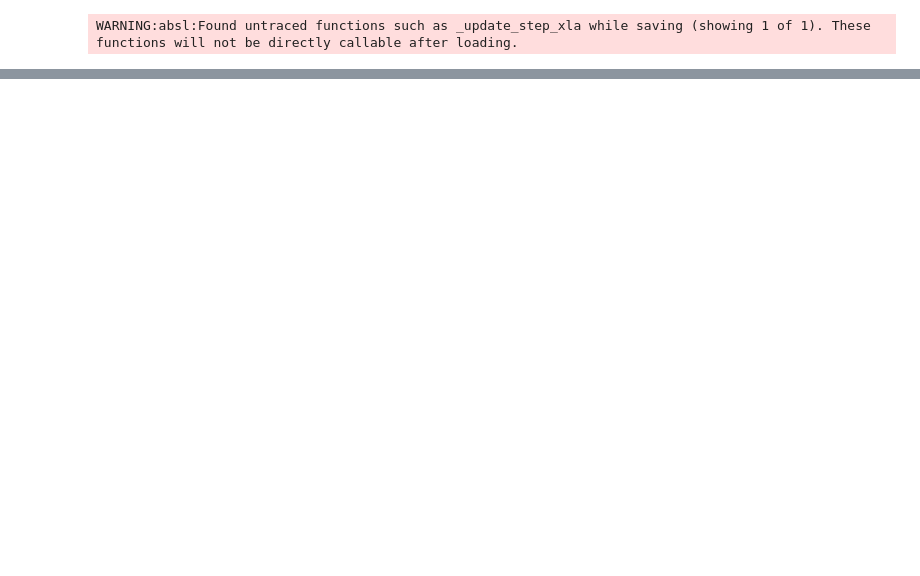
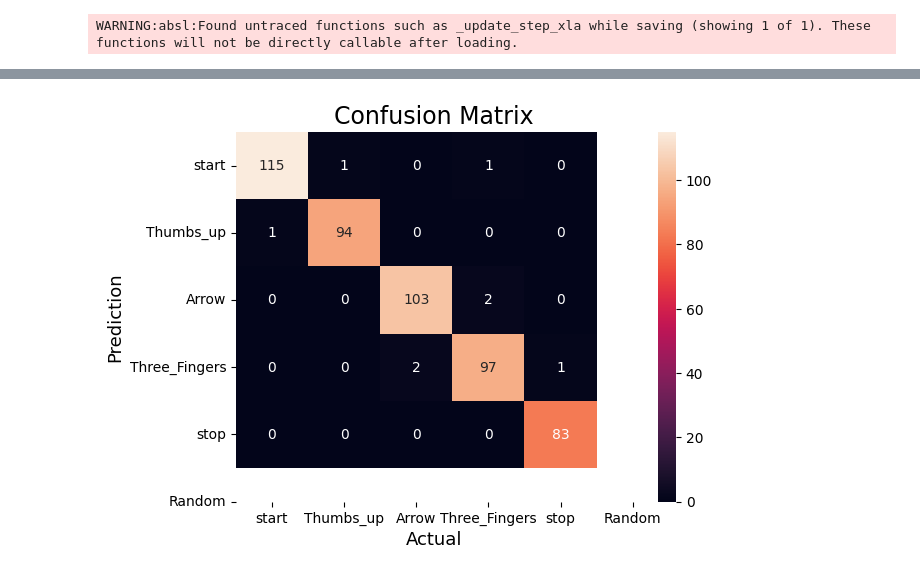
Before and after one commit to amitkr000/hand_pose_recognition, a Jupyter notebook: HandPoseTraining.ipynb, the cells around one changed output, grey strips where cells are left out. Cells and saved outputs as stored; diff of their text form; code cells hidden in the pictures; blank space fills up the shorter version.

Commit message:
Collected the data Again
Collected the hand-Pose data again with one 21 more features, total are 63 features. And trained the model on the new data.

```diff
--- a/HandPoseTraining.ipynb
+++ b/HandPoseTraining.ipynb
@@ -151,0 +203,2 @@ files.download("/content/handPose.zip")
+# %%
+prediction = model.predict(X_test)
@@ -151,0 +207,26 @@ files.download("/content/handPose.zip")
+# %%
+y_predict = []
+for i in prediction:
+    y_predict.append(np.argmax(i))
+y_predict = np.array(y_predict)
+# %%
+y = []
+for i in y_test:
+    y.append(np.where(i == 1)[0][0])
+y = np.array(y)
+# %%
+#compute the confusion matrix.
+cm = confusion_matrix(y,y_predict)
+# %%
+#Plot the confusion matrix.
+sns.heatmap(cm,
+            annot=True,
+            fmt='g',
+            xticklabels=['start','Thumbs_up','Arrow','Three_Fingers','stop','Random'],
+            yticklabels=['start','Thumbs_up','Arrow','Three_Fingers','stop','Random'])
+plt.ylabel('Prediction',fontsize=13)
+plt.xlabel('Actual',fontsize=13)
+plt.title('Confusion Matrix',fontsize=17)
+plt.show()
+# %% [output]
+[figure, added]
```
Also changed, not shown: parts of 18 cells of this notebook, 4 other files.
